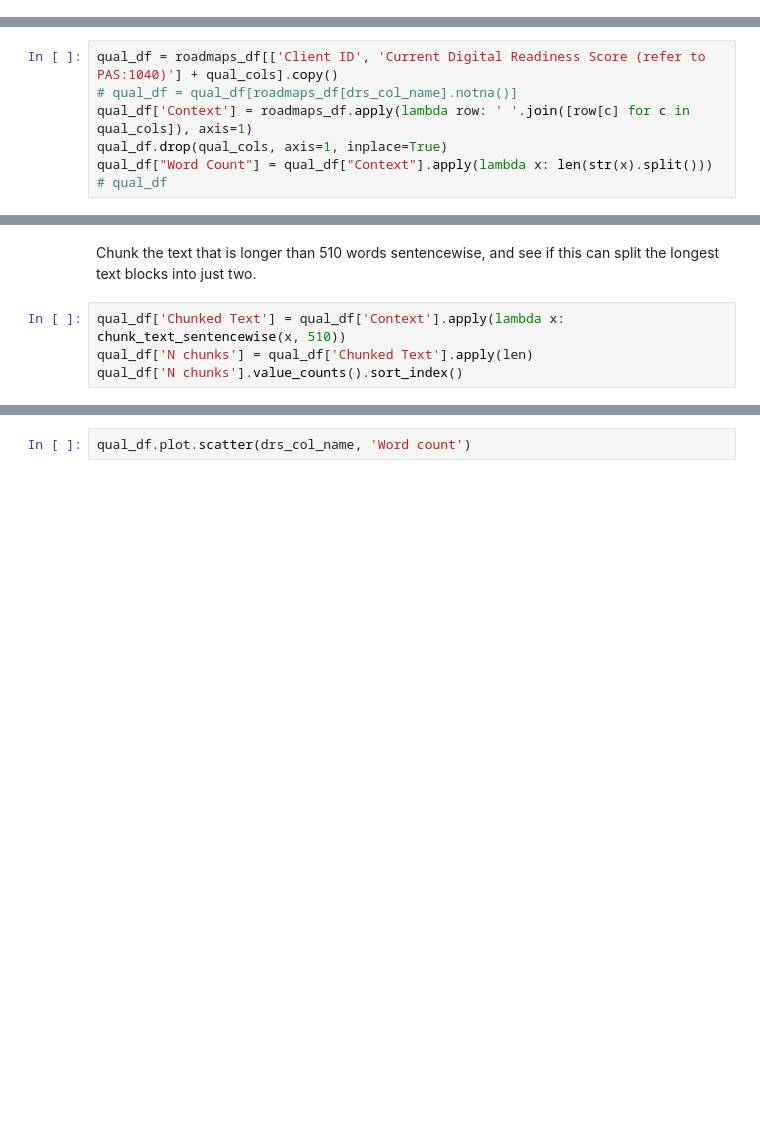
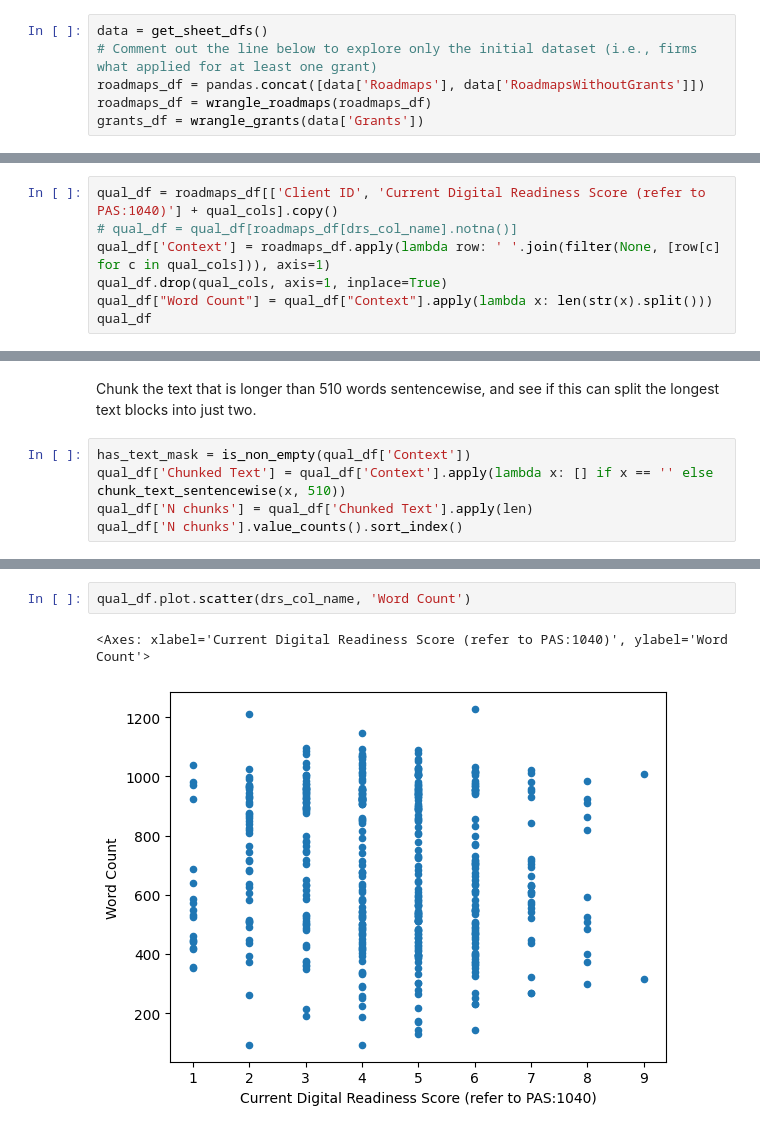
Before and after one commit to roughhawkbit/digi-inno-road-prod, a Jupyter notebook: analysis/DataCharacterisationForPaper.ipynb, the cells around one changed output, grey strips where cells are left out. Cells and saved outputs as stored; diff of their text form; blank space fills up the shorter version.

Commit message:
DataCharacterisationForPaper includes firms without grant applications

```diff
--- a/analysis/DataCharacterisationForPaper.ipynb
+++ b/analysis/DataCharacterisationForPaper.ipynb
@@ -39,0 +44,6 @@ grants_df = wrangle_grants(data['Grants'])
+# %%
+data = get_sheet_dfs()
+# Comment out the line below to explore only the initial dataset (i.e., firms what applied for at least one grant)
+roadmaps_df = pandas.concat([data['Roadmaps'], data['RoadmapsWithoutGrants']])
+roadmaps_df = wrangle_roadmaps(roadmaps_df)
+grants_df = wrangle_grants(data['Grants'])
@@ -177,7 +249,7 @@ roadmaps_df['Summary of the identified problems, including Gap Analysis'].apply(
 # %%
 qual_df = roadmaps_df[['Client ID', 'Current Digital Readiness Score (refer to PAS:1040)'] + qual_cols].copy()
 # qual_df = qual_df[roadmaps_df[drs_col_name].notna()]
-qual_df['Context'] = roadmaps_df.apply(lambda row: ' '.join([row[c] for c in qual_cols]), axis=1)
+qual_df['Context'] = roadmaps_df.apply(lambda row: ' '.join(filter(None, [row[c] for c in qual_cols])), axis=1)
 qual_df.drop(qual_cols, axis=1, inplace=True)
 qual_df["Word Count"] = qual_df["Context"].apply(lambda x: len(str(x).split()))
-# qual_df
+qual_df
@@ -218,6 +314,7 @@ ax.set_xticklabels(bins, rotation=30)
 # %% [markdown]
 Chunk the text that is longer than 510 words sentencewise, and see if this can split the longest text blocks into just two.
 # %%
-qual_df['Chunked Text'] = qual_df['Context'].apply(lambda x: chunk_text_sentencewise(x, 510))
+has_text_mask = is_non_empty(qual_df['Context'])
+qual_df['Chunked Text'] = qual_df['Context'].apply(lambda x: [] if x == '' else chunk_text_sentencewise(x, 510))
 qual_df['N chunks'] = qual_df['Chunked Text'].apply(len)
 qual_df['N chunks'].value_counts().sort_index()
@@ -224,2 +329,5 @@ qual_df['N chunks'].value_counts().sort_index()
 # %%
-qual_df.plot.scatter(drs_col_name, 'Word count')
+qual_df.plot.scatter(drs_col_name, 'Word Count')
+# %% [output]
+<Axes: xlabel='Current Digital Readiness Score (refer to PAS:1040)', ylabel='Word Count'>
+[figure, added]
```
Also changed, not shown: parts of 23 cells of this notebook.
